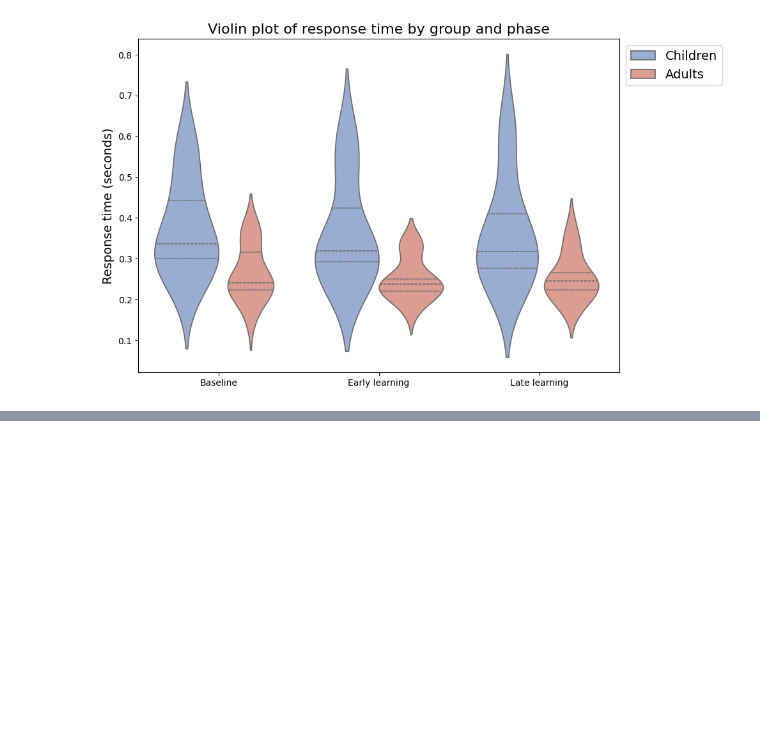
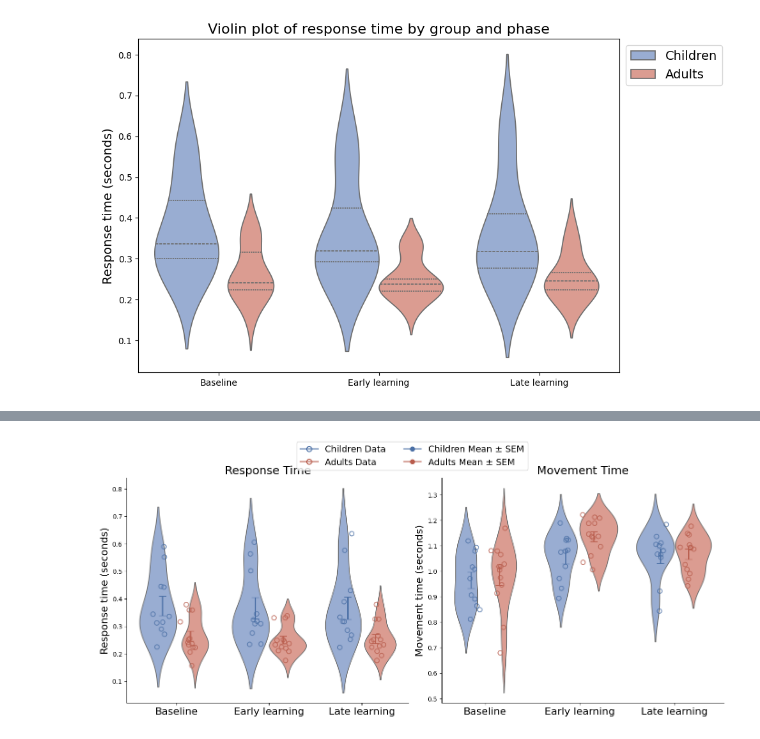
Before and after one commit to siddiskid/IMM-Lab, a Jupyter notebook: figures.ipynb, the cells around one changed output, grey strips where cells are left out. Saved outputs shown, nothing was run; the diff lists cells and outputs as text; code cells hidden in the pictures; blank space fills up the shorter version.

```diff
--- a/figures.ipynb
+++ b/figures.ipynb
@@ -403,0 +479,93 @@ plt.show()
+# %%
+phases = ["Baseline", "Early learning", "Late learning"]
+labels = phases
+phase_indices = np.arange(len(phases))
+
+# meanMT data
+child_mt_all = [get_all_participant_values(child_data_dir, "meanMT", i) for i in range(3)]
+adult_mt_all = [get_all_participant_values(adult_data_dir, "meanMT", i) for i in range(3)]
+mt_data = []
+for i, phase in enumerate(phases):
+    for v in child_mt_all[i]:
+        mt_data.append({"Group": "Children", "Phase": phase, "Value": v, "PhaseIdx": i})
+    for v in adult_mt_all[i]:
+        mt_data.append({"Group": "Adults", "Phase": phase, "Value": v, "PhaseIdx": i})
+mt_df = pd.DataFrame(mt_data)
+
+# meanRT data
+child_rt_all = [get_all_participant_values(child_data_dir, "meanRT", i) for i in range(3)]
+adult_rt_all = [get_all_participant_values(adult_data_dir, "meanRT", i) for i in range(3)]
+rt_data = []
+for i, phase in enumerate(phases):
+    for v in child_rt_all[i]:
+        rt_data.append({"Group": "Children", "Phase": phase, "Value": v, "PhaseIdx": i})
+    for v in adult_rt_all[i]:
+        rt_data.append({"Group": "Adults", "Phase": phase, "Value": v, "PhaseIdx": i})
+rt_df = pd.DataFrame(rt_data)
+
+# Get means and SEMs for overlay
+child_mt, child_mt_sem, adult_mt, adult_mt_sem = get_group_data("meanMT", 5)
+child_rt, child_rt_sem, adult_rt, adult_rt_sem = get_group_data("meanRT", 5)
+
+fig, axes = plt.subplots(1, 2, figsize=(14, 6), sharey=False)
+plt.subplots_adjust(wspace=0.3)
+
+# --- Response Time violin plot ---
+sns.violinplot(ax=axes[0], x="Phase", y="Value", hue="Group", data=rt_df, split=False, inner=None, palette=["#8faadc", "#e79385"])
+axes[0].set_ylabel("Response time (seconds)", fontsize=16)
+axes[0].set_xlabel("")
+axes[0].set_title("Response Time", fontsize=18)
+axes[0].spines['top'].set_visible(False)
+axes[0].spines['right'].set_visible(False)
+axes[0].legend_.remove()
+
+# Overlay outlined scatter points for each group/phase and mean ± SEM bars
+for i, phase in enumerate(phases):
+    # Children
+    y = child_rt_all[i]
+    x = np.random.normal(i - 0.15, 0.04, size=len(y))  # jitter
+    axes[0].scatter(x, y, facecolors='none', edgecolors="#4a6fa5", s=50, zorder=3, alpha=0.7, linewidths=1.5, label=None)
+    # Adults
+    y = adult_rt_all[i]
+    x = np.random.normal(i + 0.15, 0.04, size=len(y))
+    axes[0].scatter(x, y, facecolors='none', edgecolors="#b85c4c", s=50, zorder=3, alpha=0.7, linewidths=1.5, label=None)
+    # Mean ± SEM bars (no connecting lines, no dot)
+    axes[0].errorbar(i - 0.15, child_rt[i], yerr=child_rt_sem[i], fmt=' ', color="#4a6fa5", capsize=6, lw=2, label=None, zorder=4)
+    axes[0].errorbar(i + 0.15, adult_rt[i], yerr=adult_rt_sem[i], fmt=' ', color="#b85c4c", capsize=6, lw=2, label=None, zorder=4)
+axes[0].set_xticks(phase_indices)
+axes[0].set_xticklabels(labels, fontsize=16)
+
+# --- Movement Time violin plot ---
+sns.violinplot(ax=axes[1], x="Phase", y="Value", hue="Group", data=mt_df, split=False, inner=None, palette=["#8faadc", "#e79385"])
+axes[1].set_ylabel("Movement time (seconds)", fontsize=16)
+axes[1].set_xlabel("")
+axes[1].set_title("Movement Time", fontsize=18)
+axes[1].spines['top'].set_visible(False)
+axes[1].spines['right'].set_visible(False)
+axes[1].legend_.remove()
+
+for i, phase in enumerate(phases):
+    # Children
+    y = child_mt_all[i]
+    x = np.random.normal(i - 0.15, 0.04, size=len(y))
+    axes[1].scatter(x, y, facecolors='none', edgecolors="#4a6fa5", s=50, zorder=3, alpha=0.7, linewidths=1.5, label=None)
+    # Adults
+    y = adult_mt_all[i]
+    x = np.random.normal(i + 0.15, 0.04, size=len(y))
+    axes[1].scatter(x, y, facecolors='none', edgecolors="#b85c4c", s=50, zorder=3, alpha=0.7, linewidths=1.5, label=None)
+    # Mean ± SEM bars (no connecting lines, no dot)
+    axes[1].errorbar(i - 0.15, child_mt[i], yerr=child_mt_sem[i], fmt=' ', color="#4a6fa5", capsize=6, lw=2, label=None, zorder=4)
+    axes[1].errorbar(i + 0.15, adult_mt[i], yerr=adult_mt_sem[i], fmt=' ', color="#b85c4c", capsize=6, lw=2, label=None, zorder=4)
+axes[1].set_xticks(phase_indices)
+axes[1].set_xticklabels(labels, fontsize=16)
+
+# Shared legend (custom for means and scatter)
+handles = [plt.Line2D([0], [0], marker='o', color="#4a6fa5", markerfacecolor='none', markeredgewidth=1.5, markersize=8, label='Children Data'),
+           plt.Line2D([0], [0], marker='o', color="#b85c4c", markerfacecolor='none', markeredgewidth=1.5, markersize=8, label='Adults Data'),
+           plt.Line2D([0], [0], marker='o', color="#4a6fa5", markerfacecolor="#4a6fa5", markeredgewidth=0, markersize=8, label='Children Mean ± SEM'),
+           plt.Line2D([0], [0], marker='o', color="#b85c4c", markerfacecolor="#b85c4c", markeredgewidth=0, markersize=8, label='Adults Mean ± SEM')]
+fig.legend(handles, ["Children Data", "Adults Data", "Children Mean ± SEM", "Adults Mean ± SEM"], fontsize=14, loc='upper center', bbox_to_anchor=(0.5, 1.05), ncol=2)
+plt.tight_layout(rect=[0, 0, 1, 0.97])
+plt.show()
+# %% [output]
+[figure, added]
```
Also changed, not shown: parts of 3 cells of this notebook, 6 other files.
